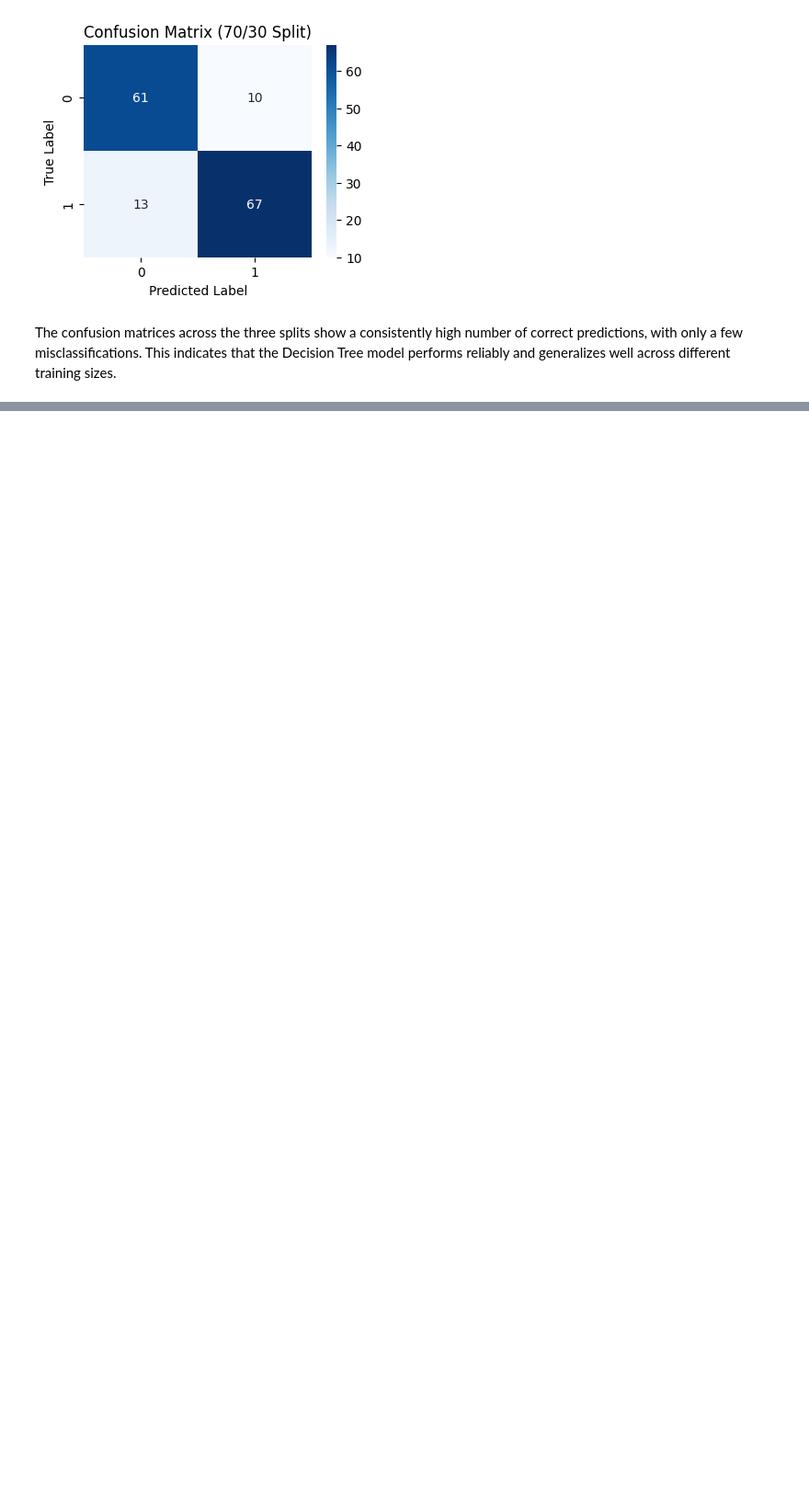
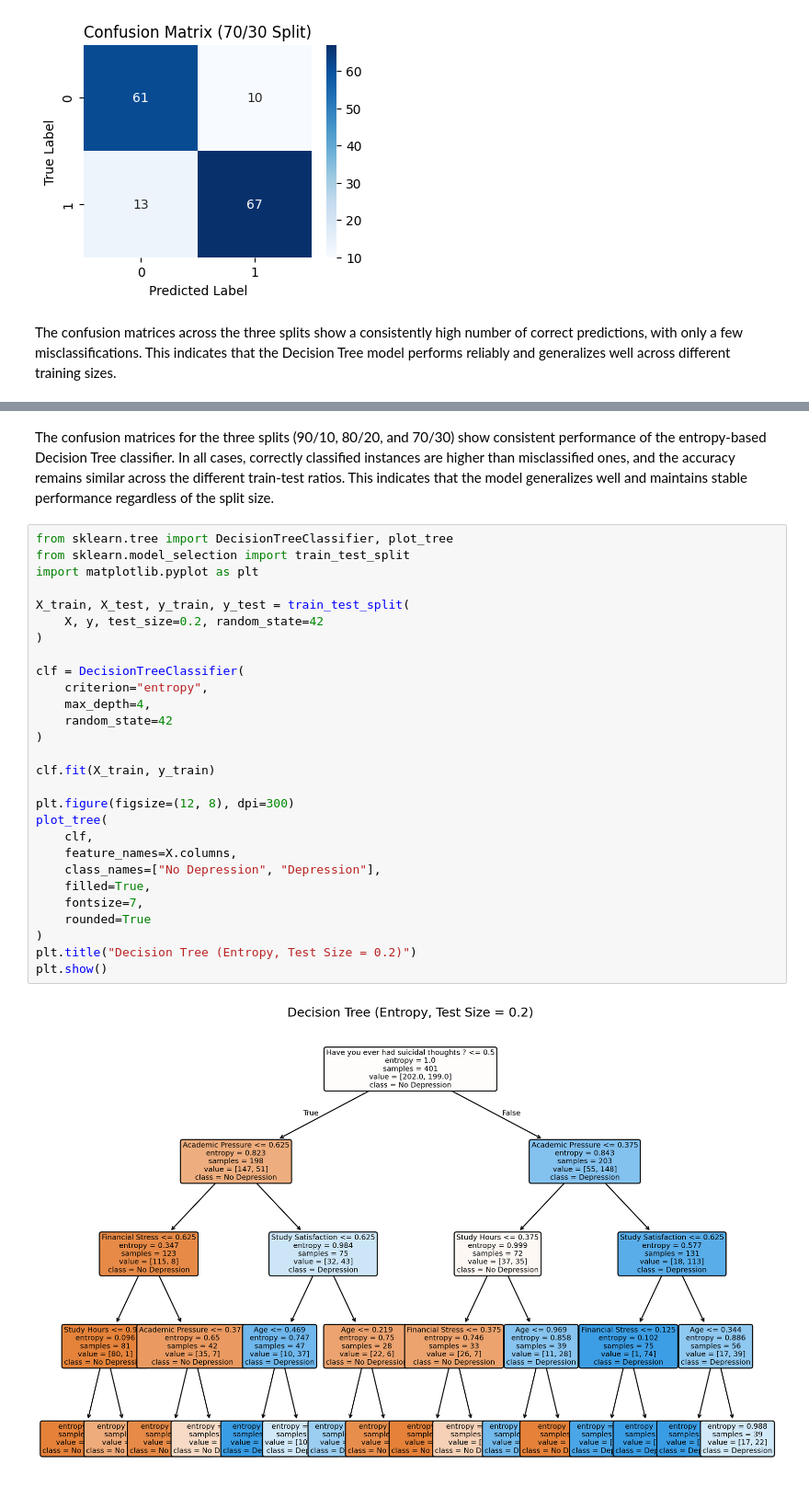
Before and after one commit to Shatha-1/IT326-Project, a Jupyter notebook: Phase3.ipynb, the cells around one changed output, grey strips where cells are left out. Shown at 92% size. Drawn from its saved outputs; the diff is of its cells as text; blank space fills up the shorter version.

```diff
--- a/Phase3.ipynb
+++ b/Phase3.ipynb
@@ -119,0 +174,32 @@ The confusion matrices across the three splits show a consistently high number o
+# %% [markdown]
+The confusion matrices for the three splits (90/10, 80/20, and 70/30) show consistent performance of the entropy-based Decision Tree classifier. In all cases, correctly classified instances are higher than misclassified ones, and the accuracy remains similar across the different train-test ratios. This indicates that the model generalizes well and maintains stable performance regardless of the split size.
+# %%
+from sklearn.tree import DecisionTreeClassifier, plot_tree
+from sklearn.model_selection import train_test_split
+import matplotlib.pyplot as plt
+
+X_train, X_test, y_train, y_test = train_test_split(
+    X, y, test_size=0.2, random_state=42
+)
+
+clf = DecisionTreeClassifier(
+    criterion="entropy",
+    max_depth=4,
+    random_state=42
+)
+
+clf.fit(X_train, y_train)
+
+plt.figure(figsize=(12, 8), dpi=300)
+plot_tree(
+    clf,
+    feature_names=X.columns,
+    class_names=["No Depression", "Depression"],
+    filled=True,
+    fontsize=7,
+    rounded=True
+)
+plt.title("Decision Tree (Entropy, Test Size = 0.2)")
+plt.show()
+# %% [output]
+[figure, added]
```
Also changed, not shown: parts of 8 cells of this notebook.
